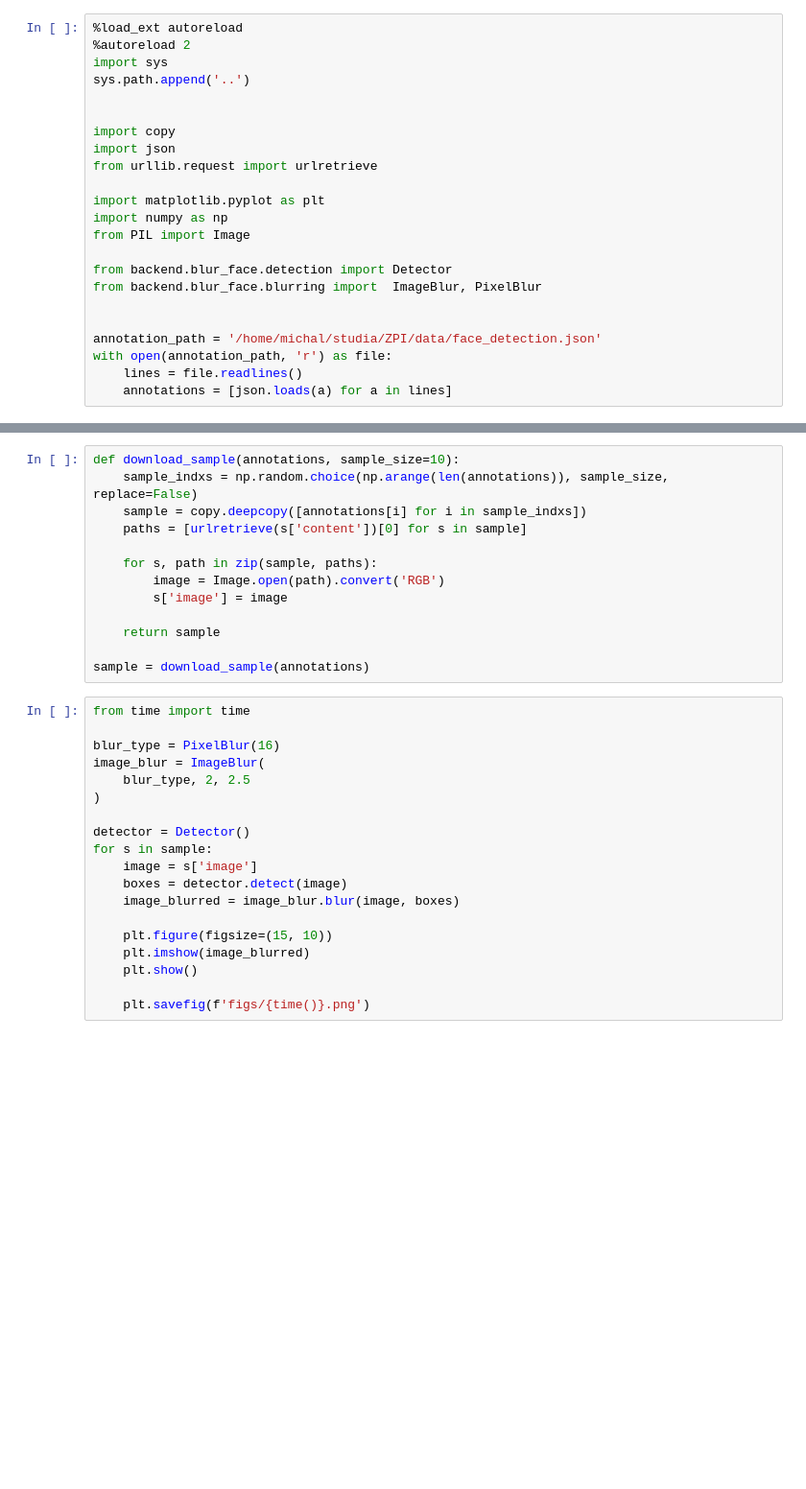
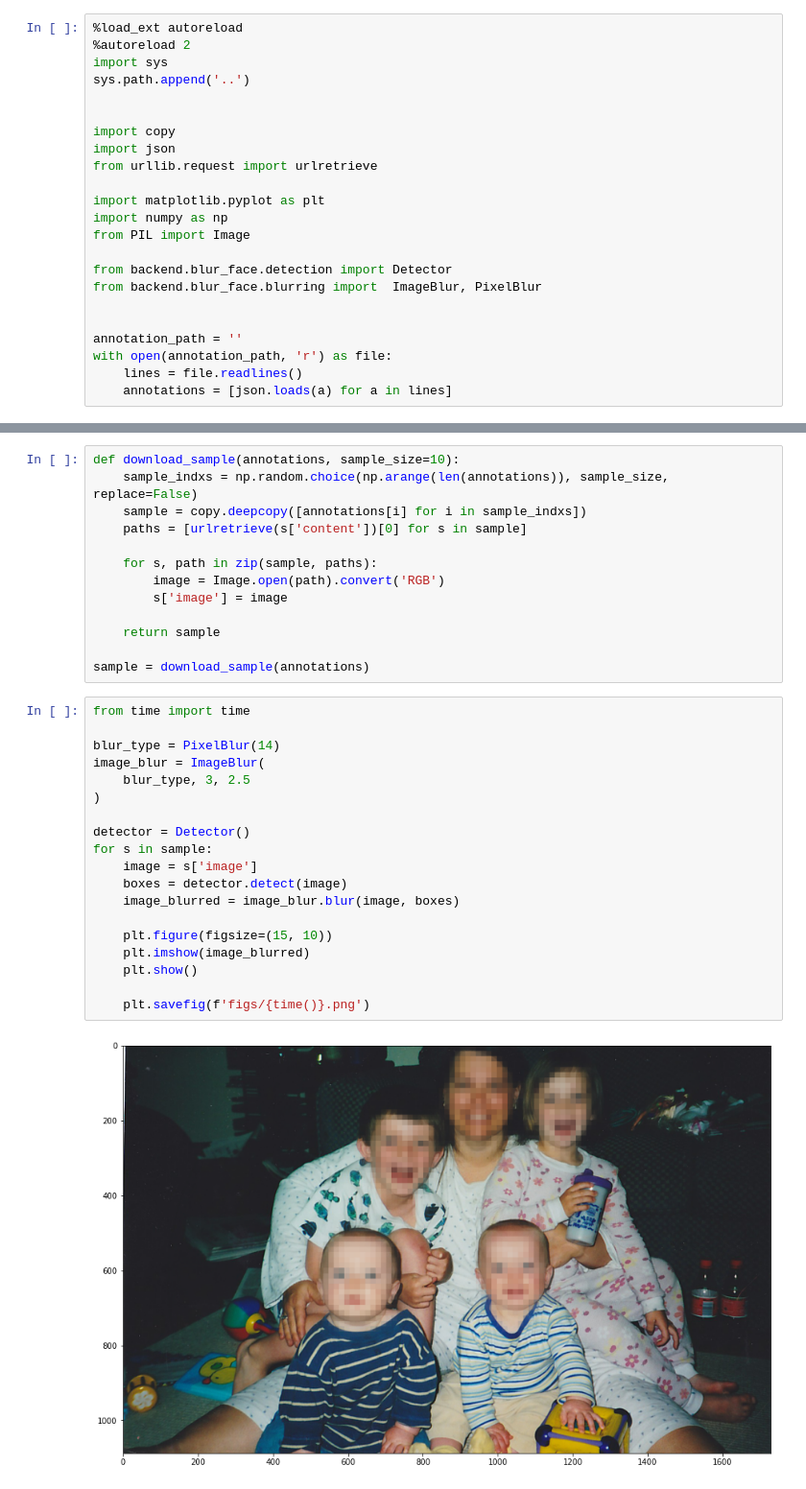
Before and after one commit to michalkaj/NSFW-filter, a Jupyter notebook: backend/notebooks/blurring.ipynb, the cells around one changed output, grey strips where cells are left out. Shown: that part at 96% size. Saved outputs shown, nothing was run; the diff lists cells and outputs as text; blank space fills up the shorter version.

```diff
--- a/backend/notebooks/blurring.ipynb
+++ b/backend/notebooks/blurring.ipynb
@@ -17,7 +17,7 @@ from backend.blur_face.detection import Detector
 from backend.blur_face.blurring import  ImageBlur, PixelBlur
 
 
-annotation_path = '/home/michal/studia/ZPI/data/face_detection.json'
+annotation_path = ''
 with open(annotation_path, 'r') as file:
     lines = file.readlines()
     annotations = [json.loads(a) for a in lines]
@@ -37,19 +40,21 @@ sample = download_sample(annotations)
 # %%
 from time import time
 
-blur_type = PixelBlur(16)
+blur_type = PixelBlur(14)
 image_blur = ImageBlur(
-    blur_type, 2, 2.5
+    blur_type, 3, 2.5
 )
 
 detector = Detector()
 for s in sample:
     image = s['image']
     boxes = detector.detect(image)
     image_blurred = image_blur.blur(image, boxes)
 
     plt.figure(figsize=(15, 10))
     plt.imshow(image_blurred)
     plt.show()
 
     plt.savefig(f'figs/{time()}.png')
+# %% [output]
+[figure, added]
```
Also changed, not shown: parts of 2 cells of this notebook, 1 other file.
